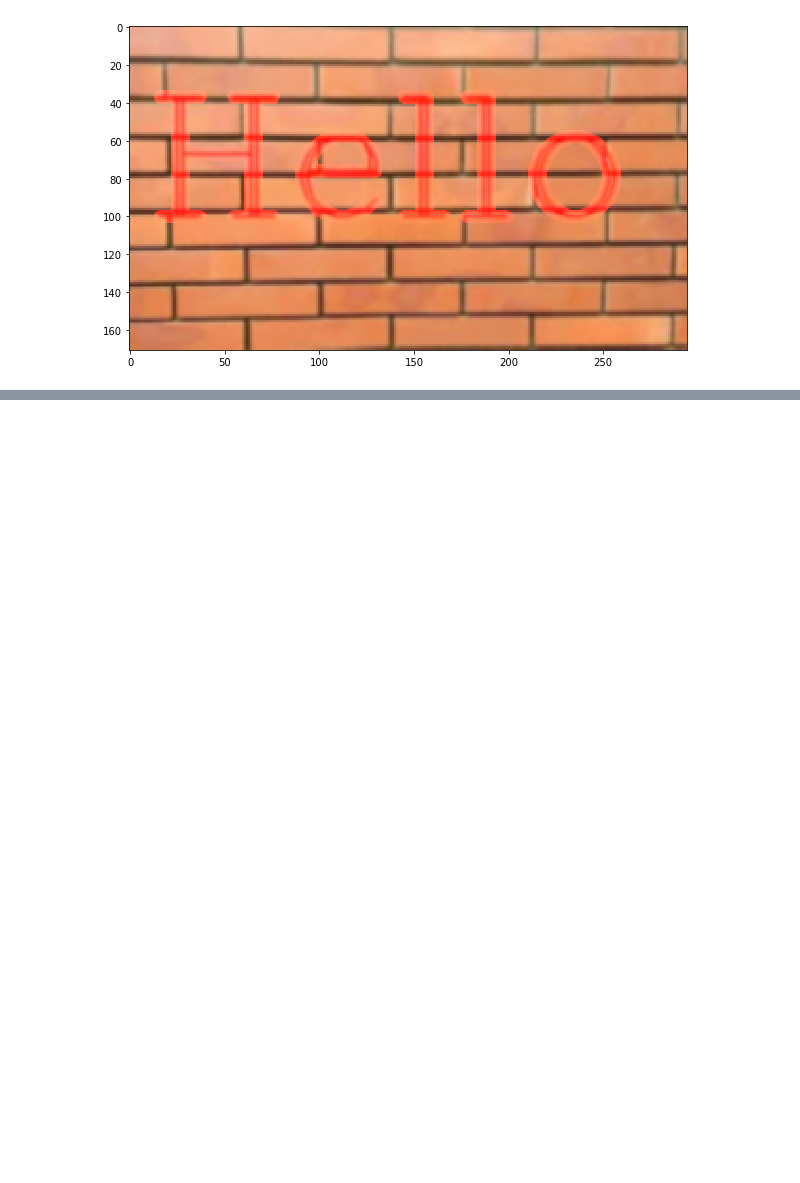
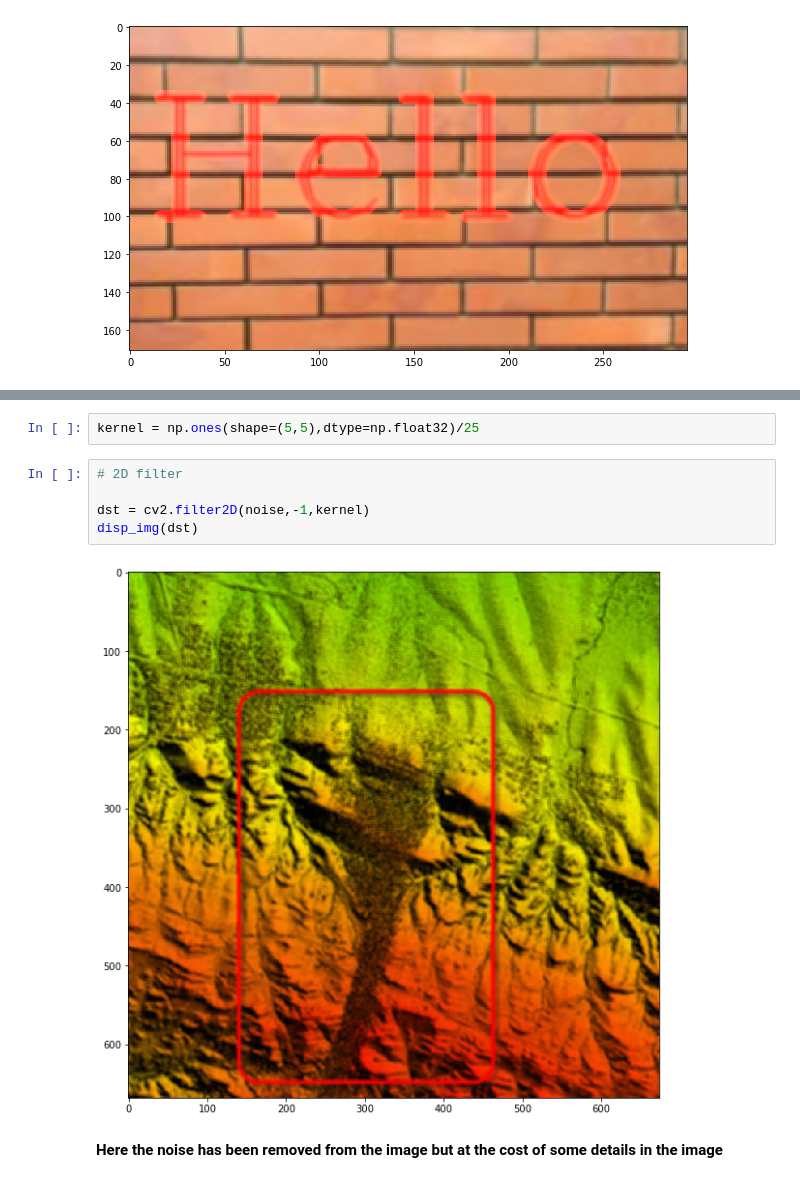
Before and after one commit to infiniteoverflow/Computer-Vision-Python, a Jupyter notebook: OpenCV using Python/Blurring And Smoothing.ipynb, the cells around one changed output, grey strips where cells are left out. Saved outputs shown, nothing was run; the diff lists cells and outputs as text; blank space fills up the shorter version.

```diff
--- a/OpenCV using Python/Blurring And Smoothing.ipynb
+++ b/OpenCV using Python/Blurring And Smoothing.ipynb
@@ -85,0 +94,11 @@ Clipping input data to the valid range for imshow with RGB data ([0..1] for floa
+# %%
+kernel = np.ones(shape=(5,5),dtype=np.float32)/25
+# %%
+# 2D filter
+
+dst = cv2.filter2D(noise,-1,kernel)
+disp_img(dst)
+# %% [output]
+[figure, added]
+# %% [markdown]
+<b> Here the noise has been removed from the image but at the cost of some details in the image </b>
```
Also changed, not shown: parts of 2 cells of this notebook, 1 other file.
